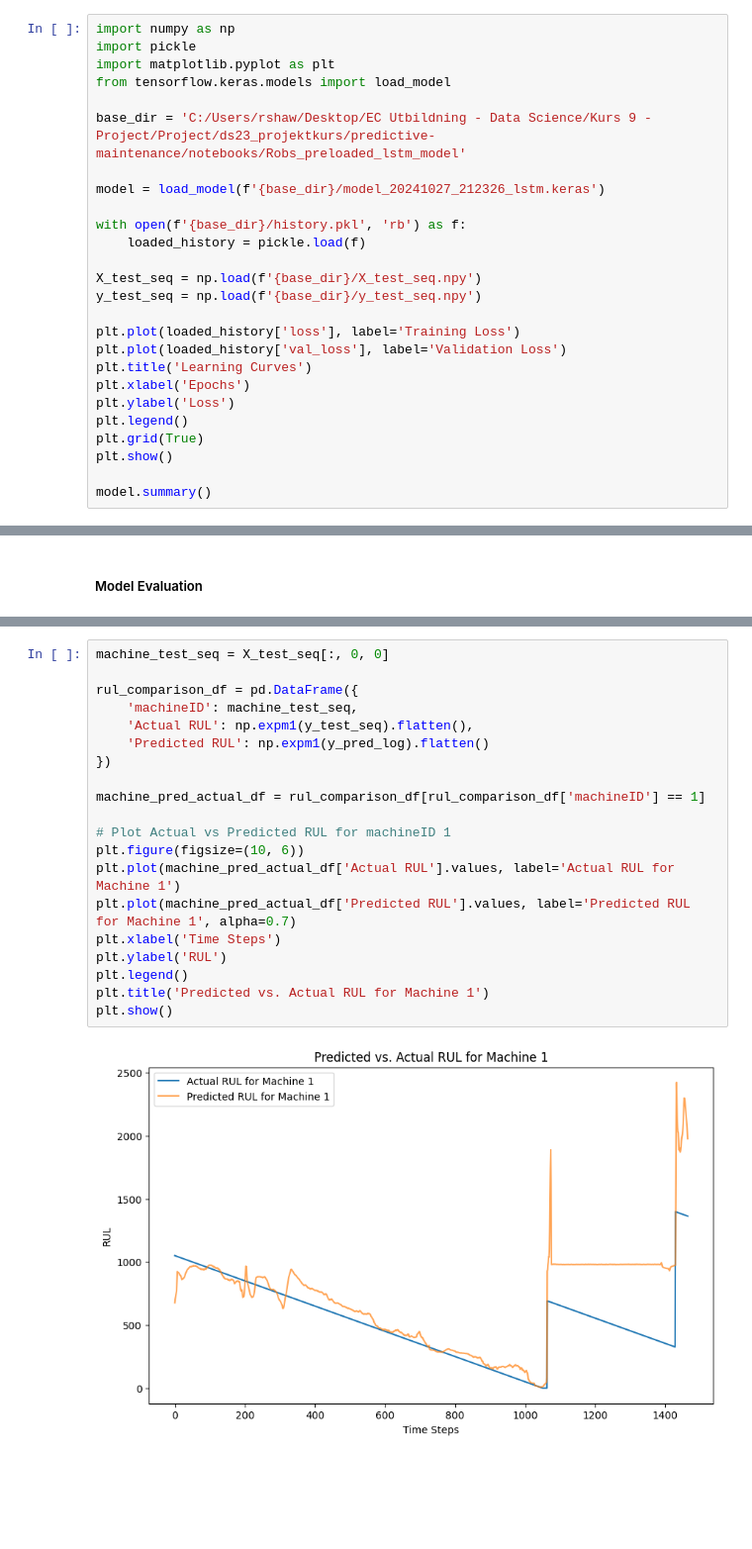
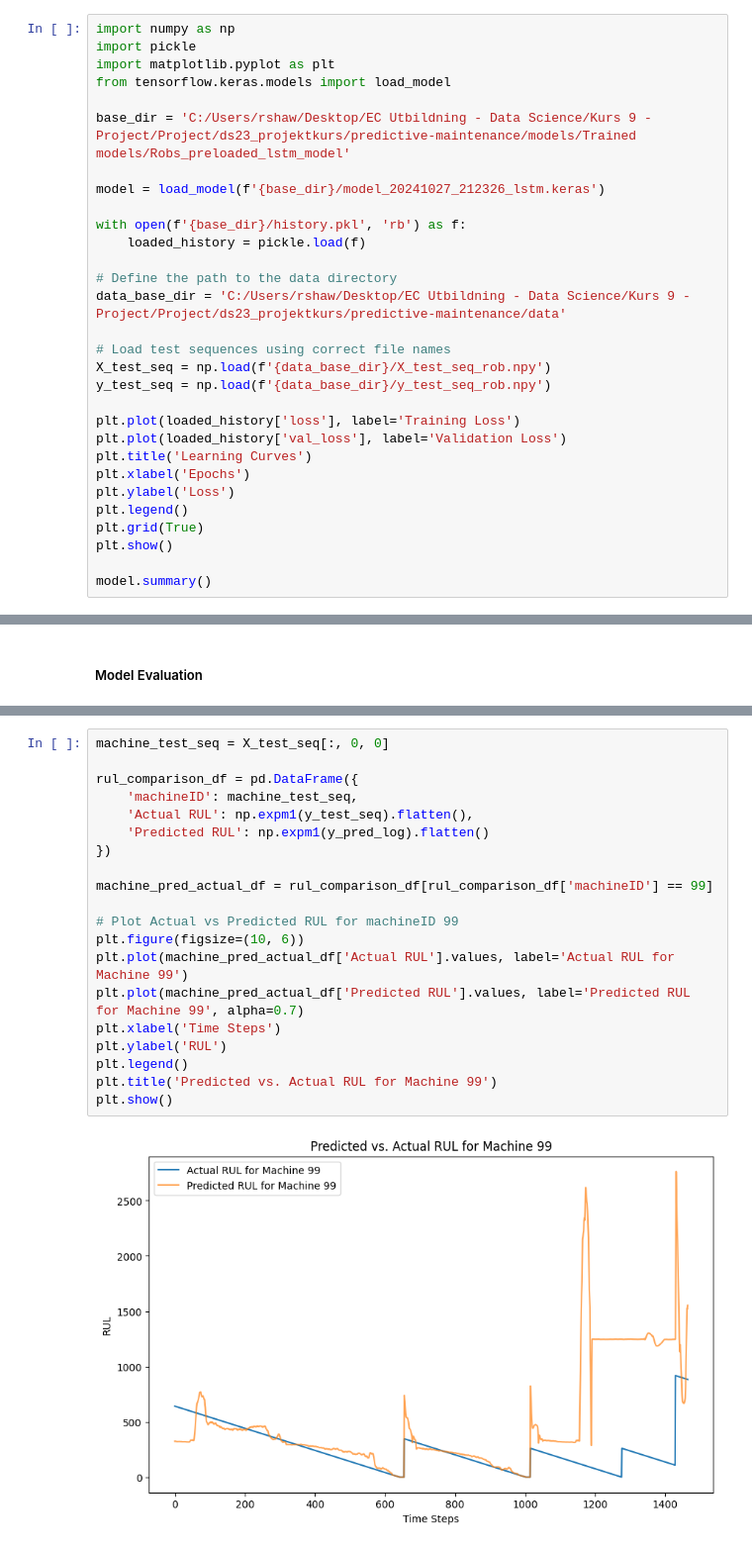
Before and after one commit to JakobRask/predictive-maintenance, a Jupyter notebook: notebooks/Rob_LSTM_model_final.ipynb, the cells around one changed output, grey strips where cells are left out. Shown at 99% size. Saved outputs shown, nothing was run; the diff lists cells and outputs as text; blank space fills up the shorter version.

```diff
--- a/notebooks/Rob_LSTM_model_final.ipynb
+++ b/notebooks/Rob_LSTM_model_final.ipynb
@@ -1434,15 +1434,19 @@ import pickle
 import matplotlib.pyplot as plt
 from tensorflow.keras.models import load_model
 
-base_dir = 'C:/Users/rshaw/Desktop/EC Utbildning - Data Science/Kurs 9 - Project/Project/ds23_projektkurs/predictive-maintenance/notebooks/Robs_preloaded_lstm_model'
+base_dir = 'C:/Users/rshaw/Desktop/EC Utbildning - Data Science/Kurs 9 - Project/Project/ds23_projektkurs/predictive-maintenance/models/Trained models/Robs_preloaded_lstm_model'
 
 model = load_model(f'{base_dir}/model_20241027_212326_lstm.keras')
 
 with open(f'{base_dir}/history.pkl', 'rb') as f:
     loaded_history = pickle.load(f)
 
-X_test_seq = np.load(f'{base_dir}/X_test_seq.npy')
-y_test_seq = np.load(f'{base_dir}/y_test_seq.npy')
+# Define the path to the data directory
+data_base_dir = 'C:/Users/rshaw/Desktop/EC Utbildning - Data Science/Kurs 9 - Project/Project/ds23_projektkurs/predictive-maintenance/data'
+
+# Load test sequences using correct file names
+X_test_seq = np.load(f'{data_base_dir}/X_test_seq_rob.npy')
+y_test_seq = np.load(f'{data_base_dir}/y_test_seq_rob.npy')
 
 plt.plot(loaded_history['loss'], label='Training Loss')
 plt.plot(loaded_history['val_loss'], label='Validation Loss')
@@ -1543,22 +1554,22 @@ Test MAE: 538.540283203125
 # %%
 machine_test_seq = X_test_seq[:, 0, 0]
 
 rul_comparison_df = pd.DataFrame({
     'machineID': machine_test_seq,
     'Actual RUL': np.expm1(y_test_seq).flatten(),
     'Predicted RUL': np.expm1(y_pred_log).flatten()
 })
 
-machine_pred_actual_df = rul_comparison_df[rul_comparison_df['machineID'] == 1]
+machine_pred_actual_df = rul_comparison_df[rul_comparison_df['machineID'] == 99]
 
-# Plot Actual vs Predicted RUL for machineID 1
+# Plot Actual vs Predicted RUL for machineID 99
 plt.figure(figsize=(10, 6))
-plt.plot(machine_pred_actual_df['Actual RUL'].values, label='Actual RUL for Machine 1')
-plt.plot(machine_pred_actual_df['Predicted RUL'].values, label='Predicted RUL for Machine 1', alpha=0.7)
+plt.plot(machine_pred_actual_df['Actual RUL'].values, label='Actual RUL for Machine 99')
+plt.plot(machine_pred_actual_df['Predicted RUL'].values, label='Predicted RUL for Machine 99', alpha=0.7)
 plt.xlabel('Time Steps')
 plt.ylabel('RUL')
 plt.legend()
-plt.title('Predicted vs. Actual RUL for Machine 1')
+plt.title('Predicted vs. Actual RUL for Machine 99')
 plt.show()
 # %% [output]
-[figure, old version]
+[figure, new version]
```
Also changed, not shown: parts of 2 cells of this notebook.
